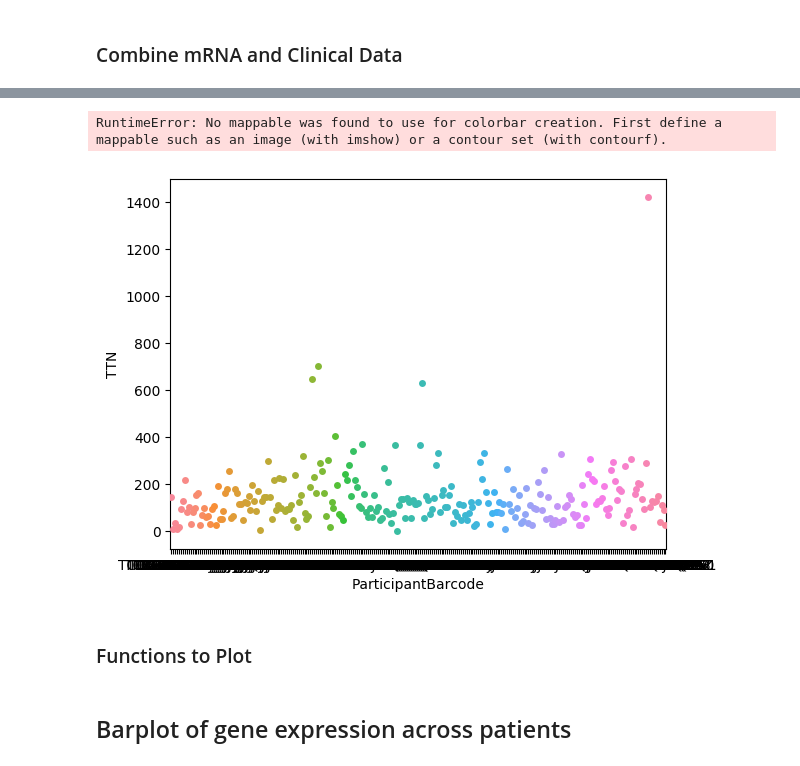
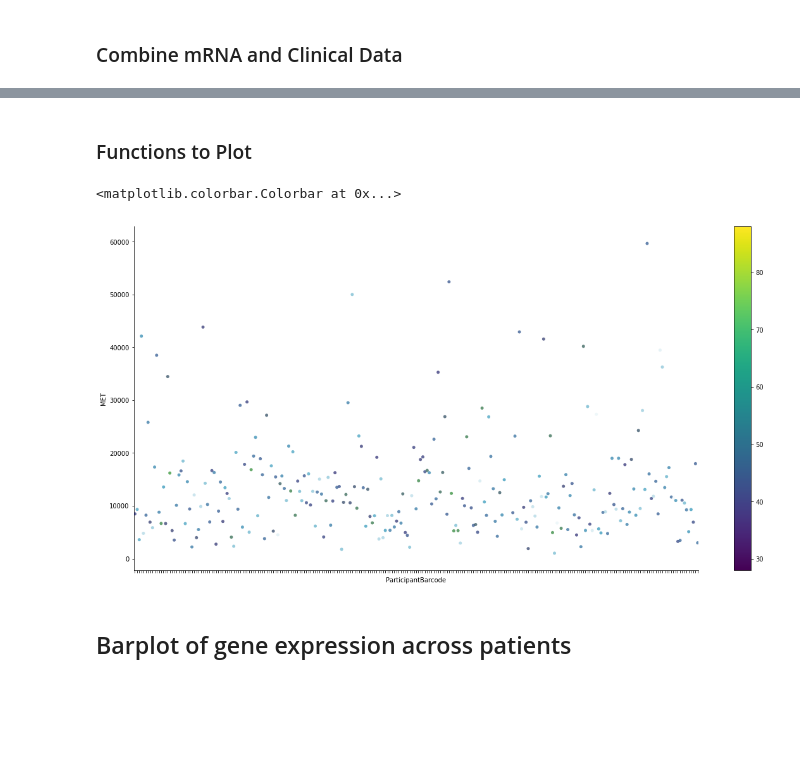
Before and after one commit to SVAI/geviz, a Jupyter notebook: numfah/plots_gene_expression.ipynb, the cells around one changed output, grey strips where cells are left out. Cells and saved outputs as stored; diff of their text form; code cells hidden in the pictures; blank space fills up the shorter version.

```diff
--- a/numfah/plots_gene_expression.ipynb
+++ b/numfah/plots_gene_expression.ipynb
@@ -65,9 +63,2 @@ color_by = "age_at_initial_pathologic_diagnosis"
-# %%
-# sns.stripplot(x='ParticipantBarcode', y=gene_name, data=df_all, hue=color_by)
-sns.stripplot(x='ParticipantBarcode', y=gene_name, data=df_all, c=color_by, cmap="seismic")
-cbar=plt.colorbar()
-# %% [output]
-RuntimeError: No mappable was found to use for colorbar creation. First define a mappable such as an image (with imshow) or a contour set (with contourf).
-[figure, removed]
 # %% [markdown]
 ### Functions to Plot
@@ -139,3 +65,30 @@ RuntimeError: No mappable was found to use for colorbar creation. First define a
+# %%
+gene_name = 'MET'
+color_by = "age_at_initial_pathologic_diagnosis"
+# %%
+import matplotlib.colors as mcolors
+import matplotlib.cm as cm
+
+plt.figure(figsize=(20,10))
+ax = sns.stripplot(x='ParticipantBarcode', y=gene_name, hue=color_by, data=df_all, palette='ocean', jitter=True, edgecolor='none', alpha=.60)
+ax.legend_.remove()
+ax.set(xticklabels=[])
+sns.despine()
+df_all.describe()
+
+# Drawing the side color bar
+normalize = mcolors.Normalize(vmin=df_all[color_by].min(), vmax=df_all[color_by].max())
+colormap = cm.viridis
+
+for n in df_all[color_by]:
+    plt.plot(color=colormap(normalize(n)))
+
+scalarmappaple = cm.ScalarMappable(norm=normalize, cmap=colormap)
+scalarmappaple.set_array(df_all[color_by])
+plt.colorbar(scalarmappaple)
+# %% [output]
+<matplotlib.colorbar.Colorbar at 0x...>
+[figure, added]
 # %% [markdown]
 ## Barplot of gene expression across patients
 # %% [markdown]
```
Also changed, not shown: parts of 15 cells of this notebook, 2 other files.
